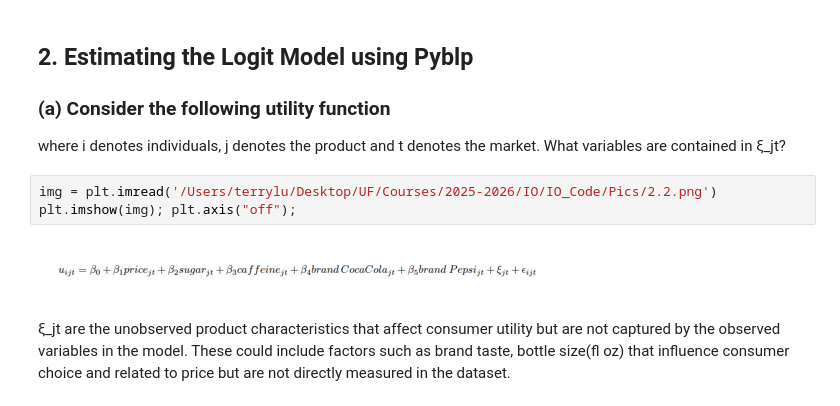
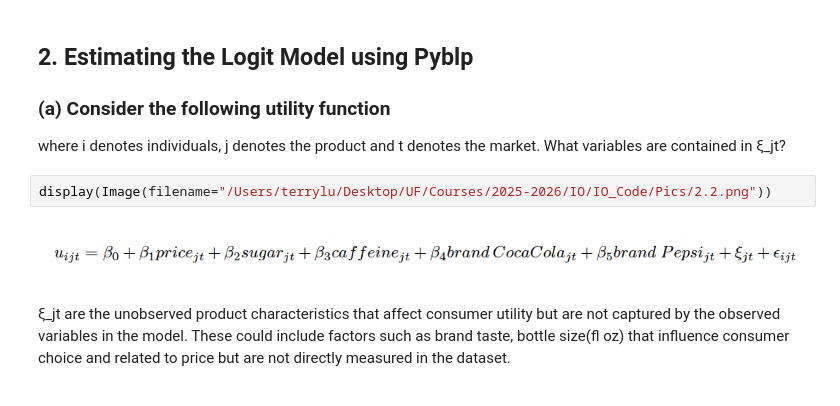
Before and after one commit to Petrichor-Lu/IO_Python, a Jupyter notebook: IO_Assignment2.ipynb, the cells around one changed output. Cells and saved outputs as stored; diff of their text form.

```diff
--- a/IO_Assignment2.ipynb
+++ b/IO_Assignment2.ipynb
@@ -85,10 +84,9 @@ Now lets go through each instrument one by one.
 where i denotes individuals, j denotes the product and t denotes the market. What variables are
 contained in ξ_jt?
 # %%
-img = plt.imread('/Users/terrylu/Desktop/UF/Courses/2025-2026/IO/IO_Code/Pics/2.2.png')
-plt.imshow(img); plt.axis("off");
+display(Image(filename="/Users/terrylu/Desktop/UF/Courses/2025-2026/IO/IO_Code/Pics/2.2.png"))
 # %% [output]
-[figure, old version]
+[figure, new version]
 # %% [markdown]
 ξ_jt are the unobserved product characteristics that affect consumer utility but are not captured by the observed variables in the model. These could include factors such as brand taste, bottle size(fl oz) that influence consumer choice and related to price but are not directly measured in the dataset.
 # %% [markdown]
```
Also changed, not shown: parts of 12 cells of this notebook.
